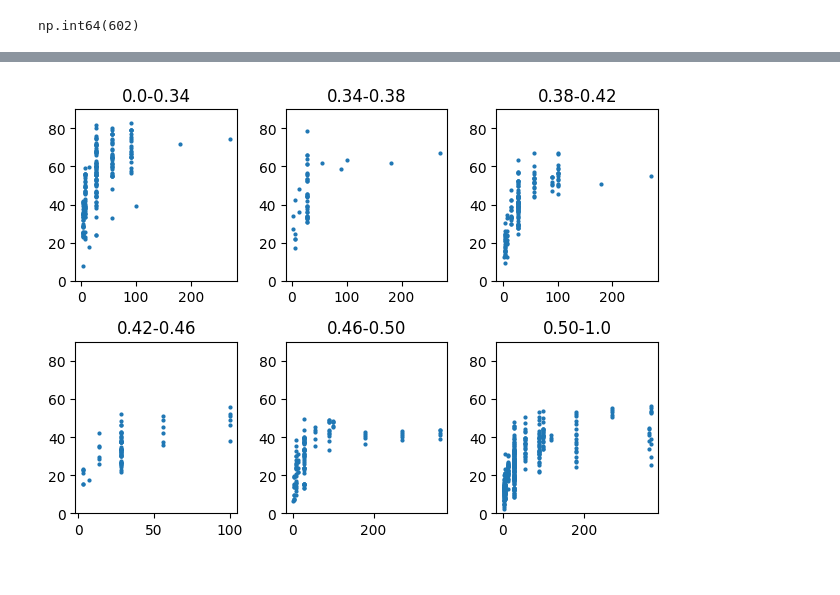
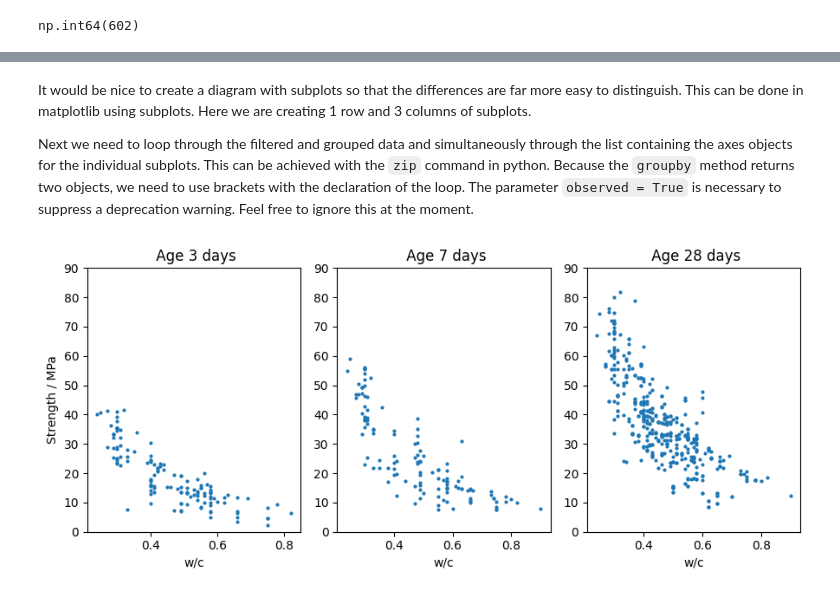
Before and after one commit to tgaedt/workshop_uv, a Jupyter notebook: notebooks/1_pandas_demo.ipynb, the cells around one changed output, grey strips where cells are left out. Drawn from its saved outputs; the diff is of its cells as text; code cells hidden in the pictures.

```diff
--- a/notebooks/1_pandas_demo.ipynb
+++ b/notebooks/1_pandas_demo.ipynb
@@ -169,7 +302,5 @@ df_high.head(3)
 # %%
-# joining and dataframe creation
-exp_names = ["a" + str(i) for i in df.index.values]
+exp_names = ["concrete_mix_" + str(i) for i in df.index.values]
 df["exp_code"] = exp_names
-
 df.head(3)
 # %% [output]
@@ -220,28 +349,9 @@ plt.show()
 # %%
-
-#%%
-
-# groupby
-
-
-# wc contains too many unique values
-print(len(df.wc.unique()))
-
-# create bins for w/c values
-
-bins = [0, 0.34, 0.38, 0.42, 0.46, 0.50, 1]
-labels = ["0.0-0.34", "0.34-0.38", "0.38-0.42", "0.42-0.46", "0.46-0.50", "0.50-1.0"]
-
-df["wc_bin"] = pd.cut(df["wc"], bins=bins, labels = labels)
-
-#%%
-
-# loop over bins
-for name, group in df.groupby(["wc_bin"]):
+for name, group in df.query("age in [3, 7, 28]").groupby("age"):
     fig, ax = plt.subplots()
-    ax.scatter(group["age"], group["strength"])
-    ax.set_title(name)
+    ax.scatter(group["wc"], group["strength"])
+    ax.set_title(f"Age {name} days")
+    ax.set_xlabel("w/c")
+    ax.set_ylabel("Strength / MPa")
     plt.show()
-
-#%%
 # %% [output]
@@ -255,12 +361,16 @@ for name, group in df.groupby(["wc_bin"]):
+# %% [markdown]
+It would be nice to create a diagram with subplots so that the differences are far more easy to distinguish. This can be done in matplotlib using subplots. Here we are creating 1 row and 3 columns of subplots.
+
+Next we need to loop through the filtered and grouped data and simultaneously through the list containing the axes objects for the individual subplots. This can be achieved with the `zip` command in python. Because the `groupby` method returns two objects, we need to use brackets with the declaration of the loop. The parameter `observed = True` is necessary to suppress a deprecation warning. Feel free to ignore this at the moment.
 # %%
+fig, axs = plt.subplots(1,3, layout="tight", figsize=(9,4))
 
-# demonstrate subplots
-fig, axs = plt.subplots(2,3, layout="tight")
-
-for (name, group), ax in zip(df.groupby("wc_bin"), axs.flatten()):
-    ax.scatter(group["age"], group["strength"], s=4)
-    ax.set_title(name)
+for (name, group), ax in zip(df.query("age in [3, 7, 28]").groupby("age", observed=True), axs.flatten()):
+    ax.scatter(group["wc"], group["strength"], s=4)
+    ax.set_title(f" Age {name} days")
+    ax.set_xlabel("w/c")
     ax.set_ylim(0,90)
+axs[0].set_ylabel("Strength / MPa")
 plt.show()
 # %% [output]
-[figure, old version]
+[figure, new version]
```
Also changed, not shown: parts of 58 cells of this notebook.
